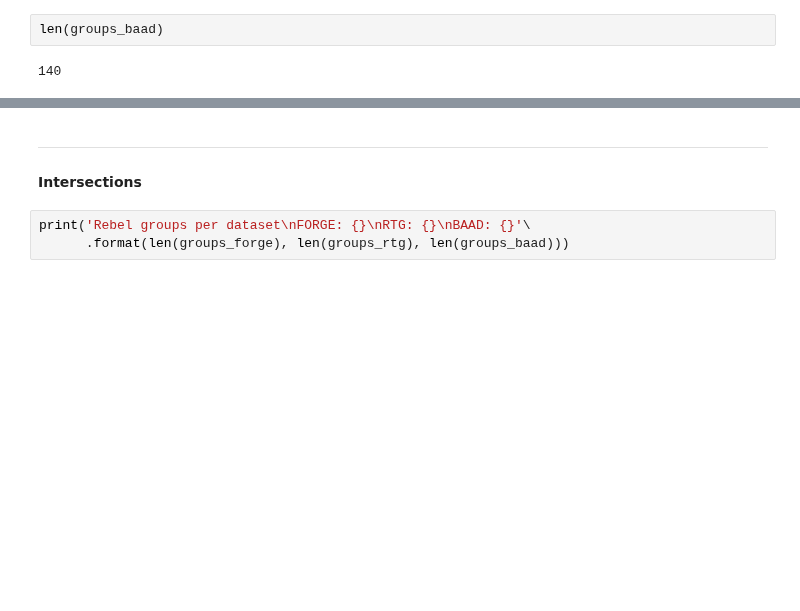
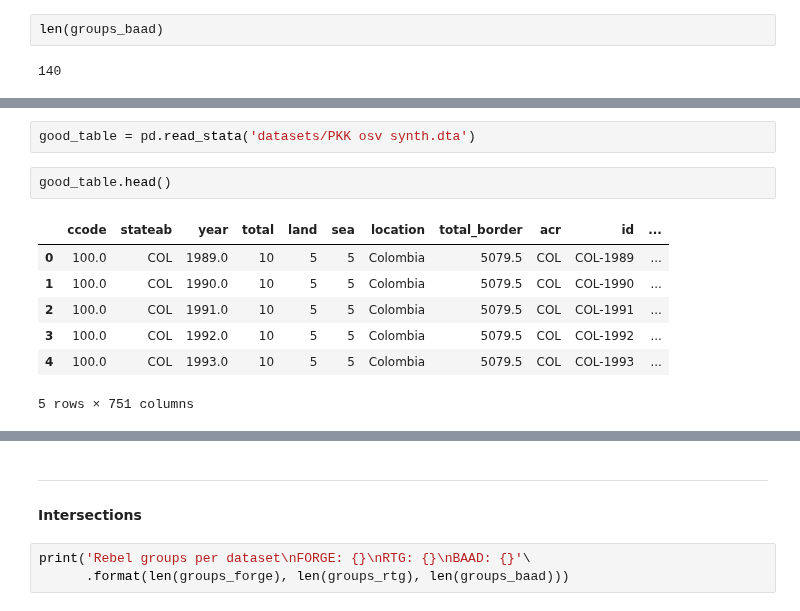
Before and after one commit to pedrohserrano/insurgency-groups-and-EU-policy, a Jupyter notebook: Integration.ipynb, the cells around one changed output, grey strips where cells are left out. Cells and saved outputs as stored; diff of their text form; blank space fills up the shorter version.

```diff
--- a/Integration.ipynb
+++ b/Integration.ipynb
@@ -242,0 +249,12 @@ len(groups_baad)
+# %%
+good_table = pd.read_stata('datasets/PKK osv synth.dta')
+# %%
+good_table.head()
+# %% [output]
+|  | ccode | stateab | year | total | land | sea | location | total_border | acr | id | ... |
+| 0 | 100.0 | COL | 1989.0 | 10 | 5 | 5 | Colombia | 5079.5 | COL | COL-1989 | ... |
+| 1 | 100.0 | COL | 1990.0 | 10 | 5 | 5 | Colombia | 5079.5 | COL | COL-1990 | ... |
+| 2 | 100.0 | COL | 1991.0 | 10 | 5 | 5 | Colombia | 5079.5 | COL | COL-1991 | ... |
+| 3 | 100.0 | COL | 1992.0 | 10 | 5 | 5 | Colombia | 5079.5 | COL | COL-1992 | ... |
+| 4 | 100.0 | COL | 1993.0 | 10 | 5 | 5 | Colombia | 5079.5 | COL | COL-1993 | ... |
+5 rows × 751 columns
```
Also changed, not shown: parts of 27 cells of this notebook, 42 other files.
